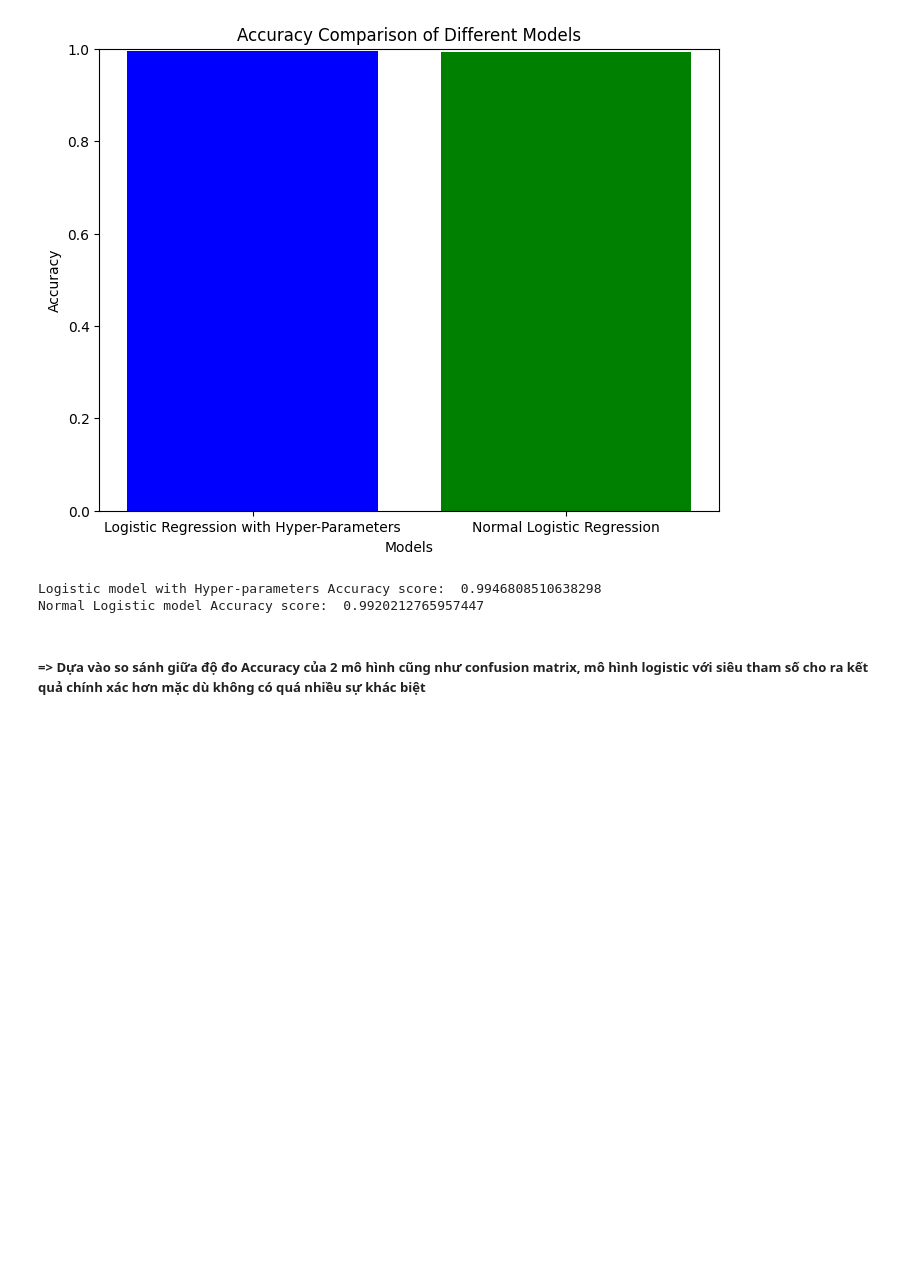
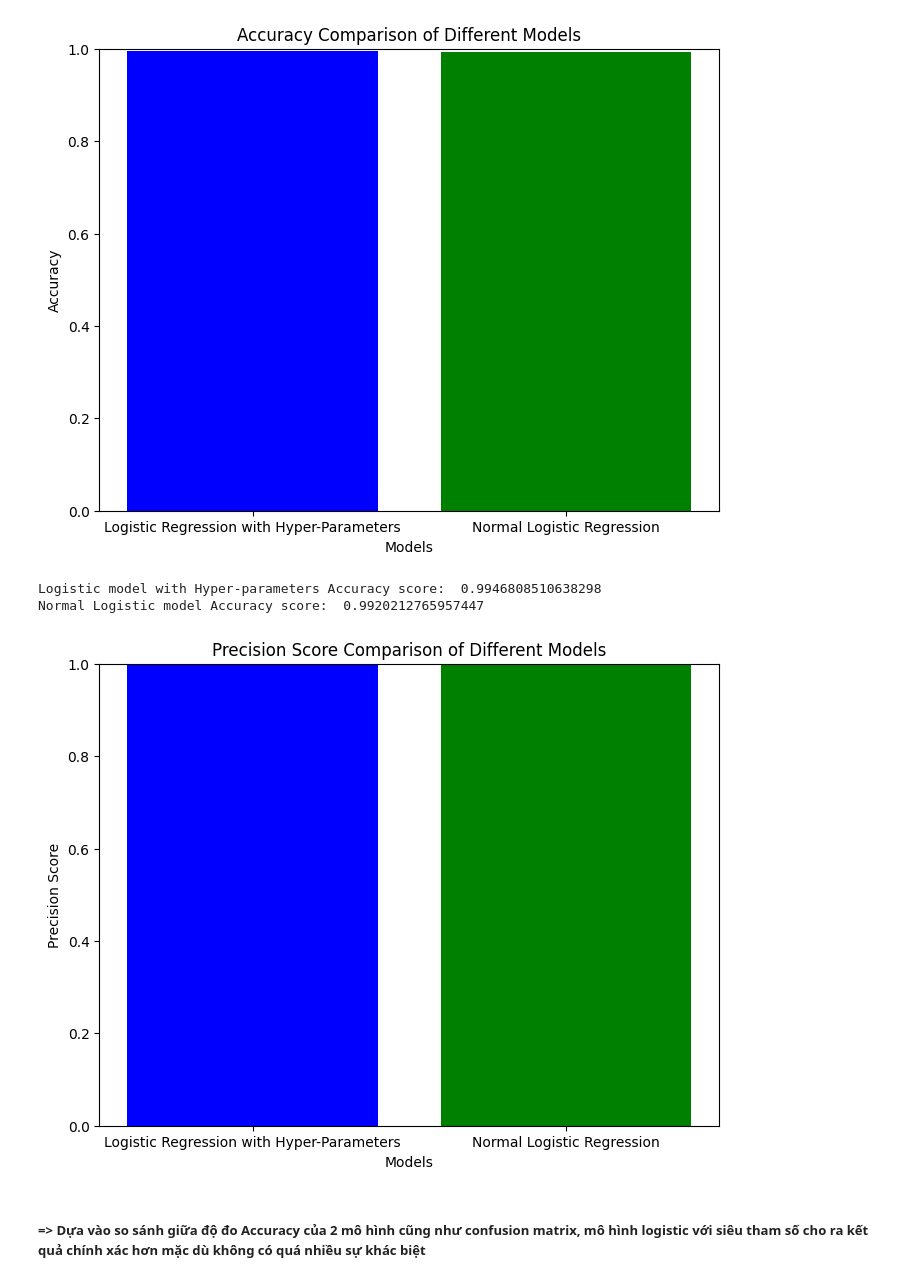
Before and after one commit to dabeii/GroupCompetition-ML08, a Jupyter notebook: Group_08_Competition_Phase1.ipynb, the cells around one changed output. Drawn from its saved outputs; the diff is of its cells as text; code cells hidden in the pictures; blank space fills up the shorter version.

```diff
--- a/Group_08_Competition_Phase1.ipynb
+++ b/Group_08_Competition_Phase1.ipynb
@@ -131,6 +133,7 @@ print('The train confusion matrix for Logistic Regression model is:', '\n', lr_t
 
 lr_val_cm = metrics.confusion_matrix(y_val,lr_preds_val)
 lr_val_accuracy = metrics.accuracy_score(y_val,lr_preds_val)
+lr_val_precision = metrics.precision_score(y_val,lr_preds_val)
 print('The validation confusion matrix for Logistic Regression model is:', '\n', lr_val_cm)
 
 print('Train accuracy: ',lr_train_accuracy,' | Validation accuracy: ',lr_val_accuracy)
@@ -222,7 +228,7 @@ model = KNeighborsClassifier()
 
 # Định nghĩa lưới các giá trị siêu tham số cần tìm kiếm
 param_grid = {
-    'n_neighbors': [3, 5, 7, 9],         # Số lượng hàng xóm gần nhất
+    'n_neighbors': [3, 5, 7, 9, 11, 13, 15, 17],         # Số lượng hàng xóm gần nhất
     'weights': ['uniform', 'distance'],  # Phương pháp tính trọng số cho hàng xóm
     'metric': ['euclidean', 'manhattan'] # Phương pháp tính khoảng cách
 }
@@ -243,7 +249,9 @@ print("Best Score:", best_score)
 best_knn_model = grid_search.best_estimator_
 best_knn_val_preds = best_knn_model.predict(X_val)
 best_knn_model_accuracy = metrics.accuracy_score(y_val, best_knn_val_preds)
+best_knn_model_precision = metrics.precision_score(y_val, best_knn_val_preds)
 print("Validation Accuracy:", best_knn_model_accuracy)
+print("Validation Precision score:", best_knn_model_precision)
 # %% [output]
 Best Parameters: {'metric': 'manhattan', 'n_neighbors': 9, 'weights': 'distance'}
 Best Score: 0.9487707641196014
@@ -279,7 +288,9 @@ print("Best Score:", best_score)
 best_lr_model = grid_search.best_estimator_
 best_lr_val_preds = best_lr_model.predict(X_val)
 best_lr_model_accuracy = metrics.accuracy_score(y_val, best_lr_val_preds)
+best_lr_model_precision = metrics.precision_score(y_val, best_lr_val_preds)
 print("Validation Accuracy:", best_lr_model_accuracy)
+print("Validation Precision score:", best_lr_model_precision)
 # %% [output]
 Best Parameters: {'C': 100000, 'penalty': 'l2'}
 Best Score: 0.9920199335548172
@@ -385,6 +397,21 @@ print('Normal Logistic model Accuracy score: ', lr_val_accuracy);
 # %% [output]
 Logistic model with Hyper-parameters Accuracy score:  0.9946808510638298
 Normal Logistic model Accuracy score:  0.9920212765957447
+# %%
+# Tạo danh sách các mô hình và precision score tương ứng
+models = ['Logistic Regression with Hyper-Parameters', 'Normal Logistic Regression']
+precisions = [best_lr_model_precision, lr_val_precision]
+
+# Vẽ biểu đồ cột so sánh precision score
+plt.figure(figsize=(8, 6))
+plt.bar(models, precisions, color=['blue', 'green', 'red'])
+plt.title('Precision Score Comparison of Different Models')
+plt.xlabel('Models')
+plt.ylabel('Precision Score')
+plt.ylim(0, 1)
+plt.show()
+# %% [output]
+[figure, added]
 # %% [markdown]
 ##### => **Dựa vào so sánh giữa độ đo Accuracy của 2 mô hình cũng như confusion matrix, mô hình logistic với siêu tham số cho ra kết quả chính xác hơn mặc dù không có quá nhiều sự khác biệt**
 # %% [markdown]
```
Also changed, not shown: parts of 5 cells of this notebook.
